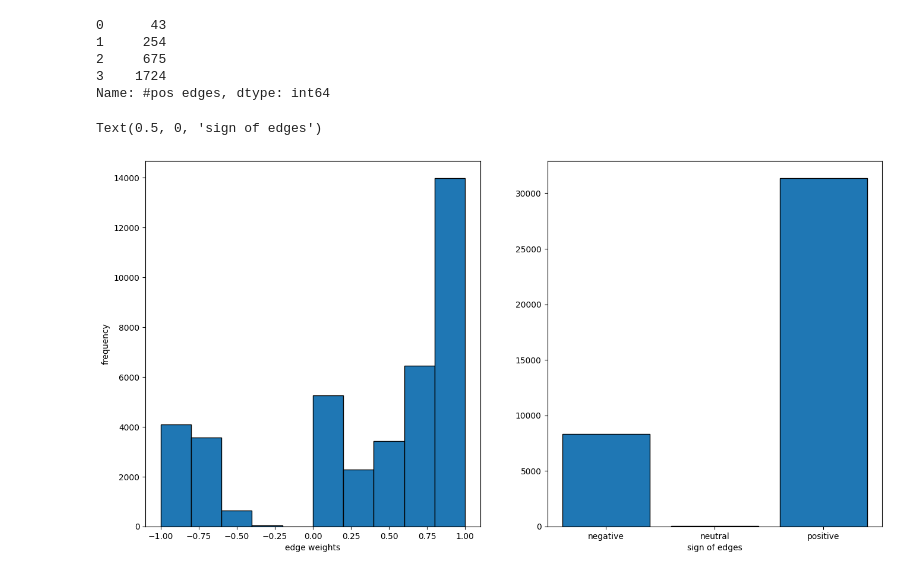
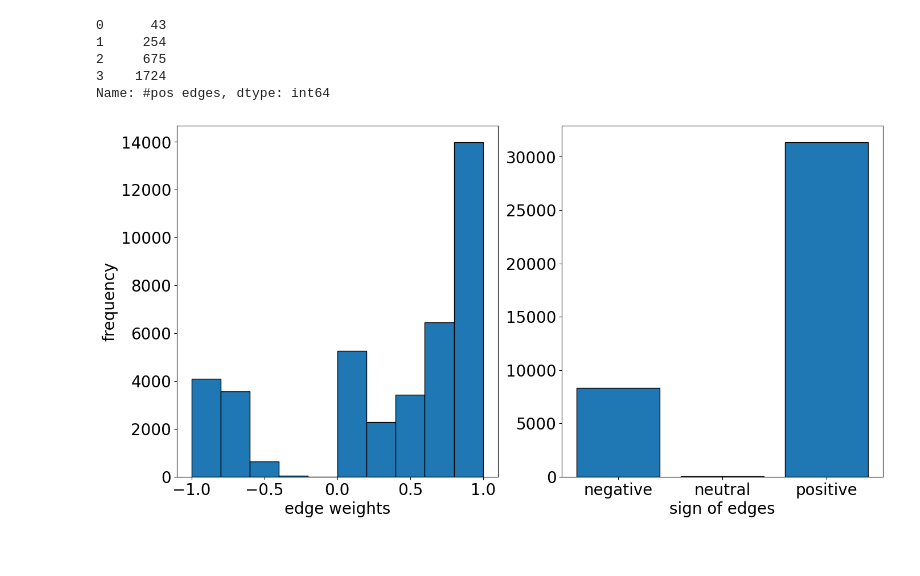
Before and after one commit to gsscala/reddit-graph, a Jupyter notebook: graph_analysis/analyze_equilibrium.ipynb, the cells around one changed output. Cells and saved outputs as stored; diff of their text form; code cells hidden in the pictures.

```diff
--- a/graph_analysis/analyze_equilibrium.ipynb
+++ b/graph_analysis/analyze_equilibrium.ipynb
@@ -71,17 +75,19 @@ Name: #pos edges, dtype: int64
 # %%
 weights = [data["weight"] for a, b, data in graph.edges(data=True)]
 
 weights = np.array(weights)
 
 fig, axes = plt.subplots(1, 2, figsize = (16, 8))
-axes[0].hist(weights, edgecolor = "black", bins = 10)
-axes[0].set_ylabel("frequency")
-axes[0].set_xlabel("edge weights")
+axes[0].hist(weights, edgecolor="black", bins=10)
+axes[0].set_ylabel("frequency", fontsize=20)
+axes[0].set_xlabel("edge weights", fontsize=20)
+axes[0].tick_params(axis="both", labelsize=20)
+
 weights = np.sign(weights)
 axes[1].hist(weights, edgecolor="black", bins=[-1.5, -0.5, 0.5, 1.5], rwidth=0.8)
 axes[1].set_xticks([-1, 0, 1])
-axes[1].set_xticklabels(["negative", "neutral", "positive"])
-axes[1].set_xlabel("sign of edges")
+axes[1].set_xticklabels(["negative", "neutral", "positive"], fontsize=20)
+axes[1].set_xlabel("sign of edges", fontsize=20)
+axes[1].tick_params(axis="both", labelsize=20)
 # %% [output]
-Text(0.5, 0, 'sign of edges')
-[figure, old version]
+[figure, new version]
```
Also changed, not shown: parts of 1 cell of this notebook, 1 other file.
